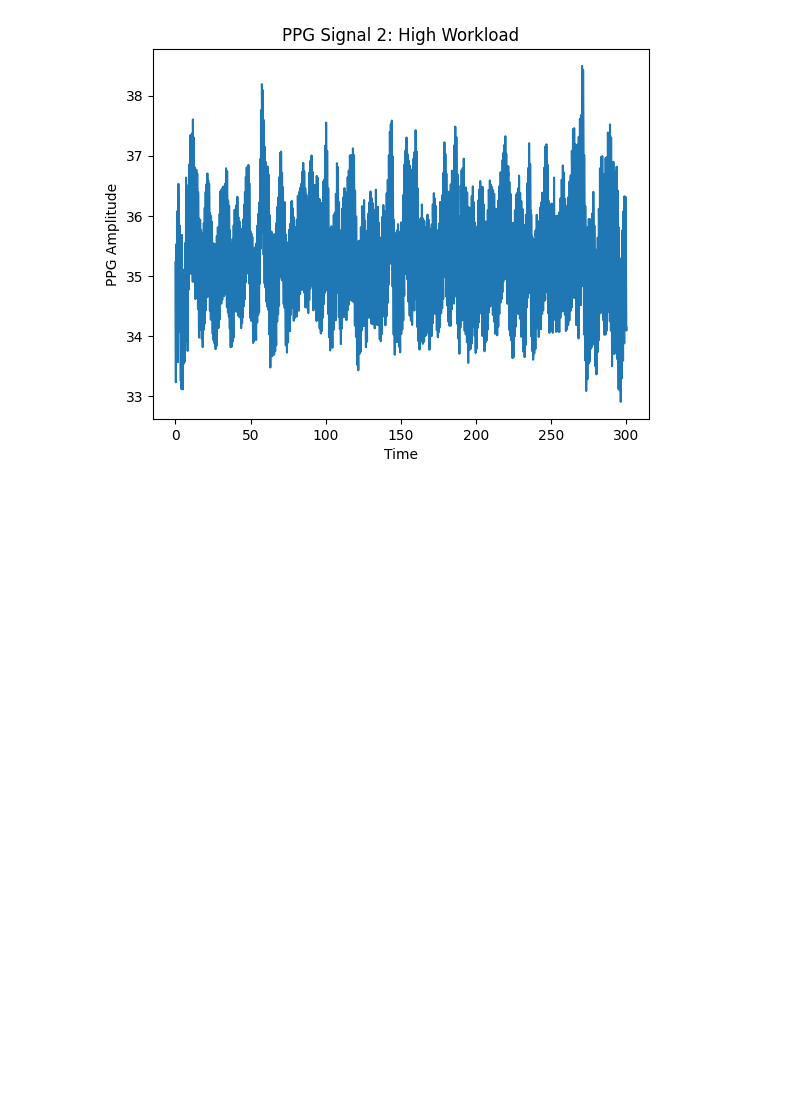
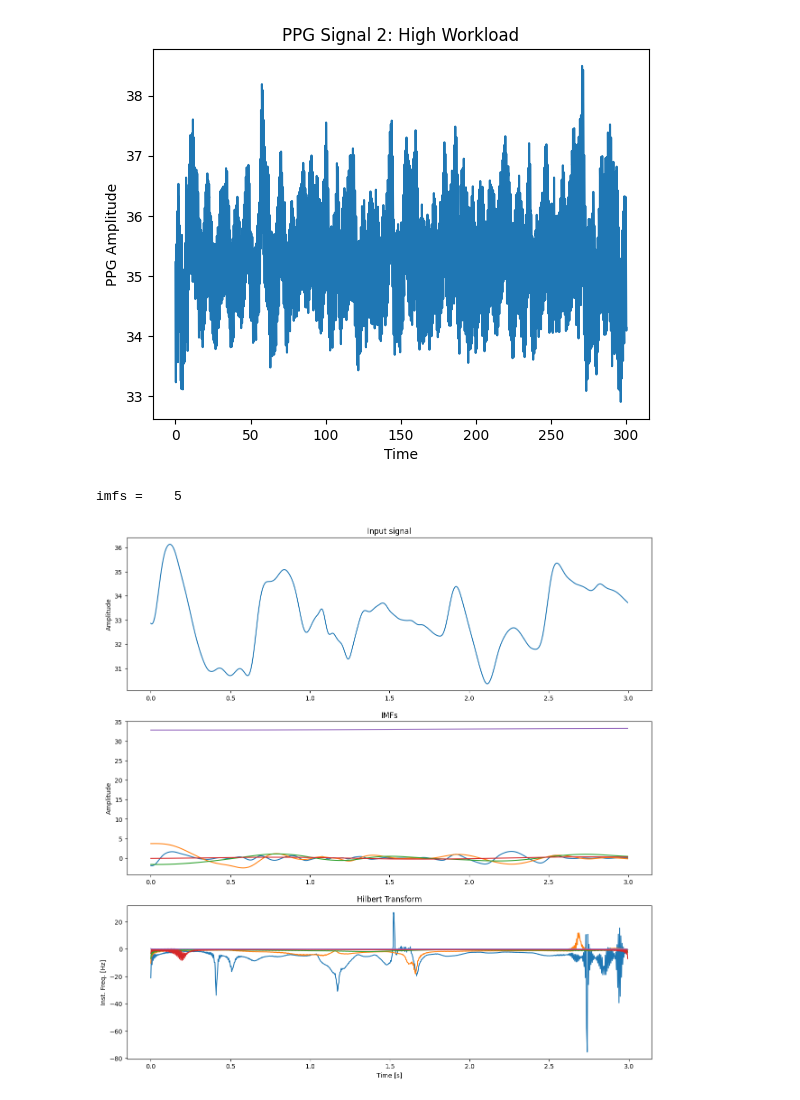
Before and after one commit to AnshGoyal1123/FLOW, a Jupyter notebook: PreprocessingTesting_Test1.ipynb, the cells around one changed output. Saved outputs shown, nothing was run; the diff lists cells and outputs as text; code cells hidden in the pictures; blank space fills up the shorter version.

Commit message:
preprocessing 1 done, next step feature extraction

```diff
--- a/PreprocessingTesting_Test1.ipynb
+++ b/PreprocessingTesting_Test1.ipynb
@@ -73,3 +64,55 @@ plt.title("PPG Signal 2: High Workload")
 # %% [output]
 Text(0.5, 1.0, 'PPG Signal 2: High Workload')
 [figure]
+# %%
+#Selecting column 1 of the dataframe and 768 rows of data
+column_1_low = data_file_low['Trial 1:0back'].iloc[0:768]
+signal_1 = column_1_low.values
+time_series = np.arange(len(column_1_low))/sampling_rate
+
+#Computing Intrinsic Mode Functions using EMD
+config = {'spline_kind':'cubic', 'MAX_ITERATION':100}
+emd = EMD(**config)
+imfs = emd(signal_1, max_imf=7)
+print('imfs = ' + f'{imfs.shape[0]:4d}')
+dt = time_series[0] - time_series[1]
+# %% [output]
+imfs =    5
+# %%
+# Extract analytical signal thorugh Hilbert Transformations
+def instant_phase(imfs):
+    analytic_signal = hilbert(imfs)
+    phase = np.unwrap(np.angle(analytic_signal))
+    return phase
+
+# Extract instantaneous phases and frequencies using the Hilbert Transform
+instant_phases = instant_phase(imfs)
+instant_freqs = np.diff(instant_phases)/(2*np.pi*dt)
+# %%
+#Create a 3 panel figure showing the input signal, all IMFs, and instantaneous frequencies
+fig, axes = plt.subplots(3, figsize = (15,15))
+
+#Input Signal
+ax = axes[0]
+ax.plot(time_series, signal_1)
+ax.set_ylabel("Amplitude")
+ax.set_title("Input signal")
+
+#All IMFs
+ax = axes[1]
+for num, imf in enumerate(imfs):
+    ax.plot(time_series, imf, label='IMF %s' %(num + 1))
+ax.set_ylabel("Amplitude")
+ax.set_title("IMFs")
+
+#All instantaneous frequencies
+ax = axes[2]
+for num, instant_freq in enumerate (instant_freqs):
+    ax.plot(time_series[:-1], instant_freq, label = 'Freq %s' %(num + 1))
+ax.set_xlabel("Time [s]")
+ax.set_ylabel("Inst. Freq. [Hz]")
+ax.set_title("Hilbert Transform")
+
+plt.show()
+# %% [output]
+[figure, added]
```
Also changed, not shown: parts of 3 cells of this notebook.
